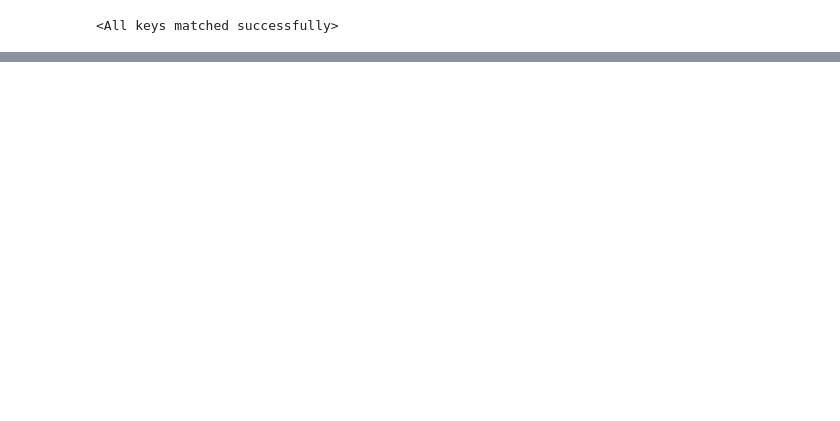
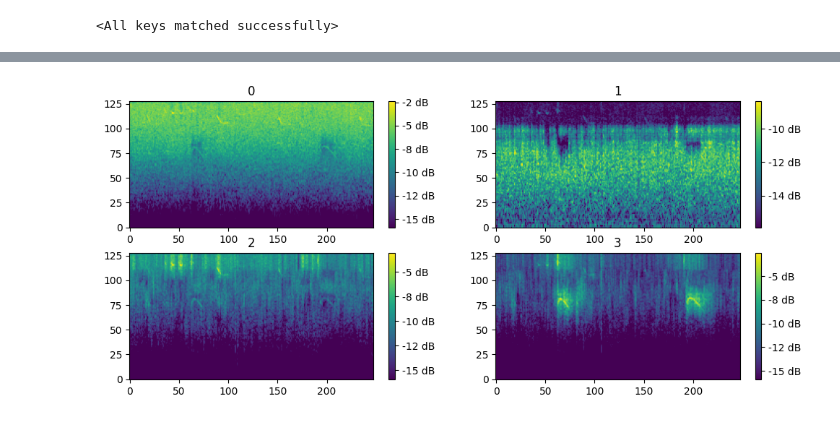
Before and after one commit to KlaraGtknst/sound-separation, a Jupyter notebook: notebooks/moritz/03_separation_perch.ipynb, the cells around one changed output, grey strips where cells are left out. Saved outputs shown, nothing was run; the diff lists cells and outputs as text; code cells hidden in the pictures; blank space fills up the shorter version.

```diff
--- a/notebooks/moritz/03_separation_perch.ipynb
+++ b/notebooks/moritz/03_separation_perch.ipynb
@@ -177,3 +115,16 @@ plt.show()
+# %%
+#fig, axes = plt.subplots(2, 2, figsize=(16, 8))
+#axes = axes.flatten()
+plt.figure(figsize=(12, 5))
+for i in range(est_wave.shape[0]):
+    plt.subplot(2, 2, i+1)
+    plt.imshow(fbank_features[i+1].T, aspect='auto', origin='lower')
+    plt.title(f"{i}")
+    plt.colorbar(format='%+2.0f dB')
+#plt.legend()
+plt.show()
+# %% [output]
+[figure, added]
 # %%
 fig, axes = plt.subplots(2, 2, figsize=(16, 8))
 axes = axes.flatten()
```
Also changed, not shown: parts of 19 cells of this notebook, 17 other files.
